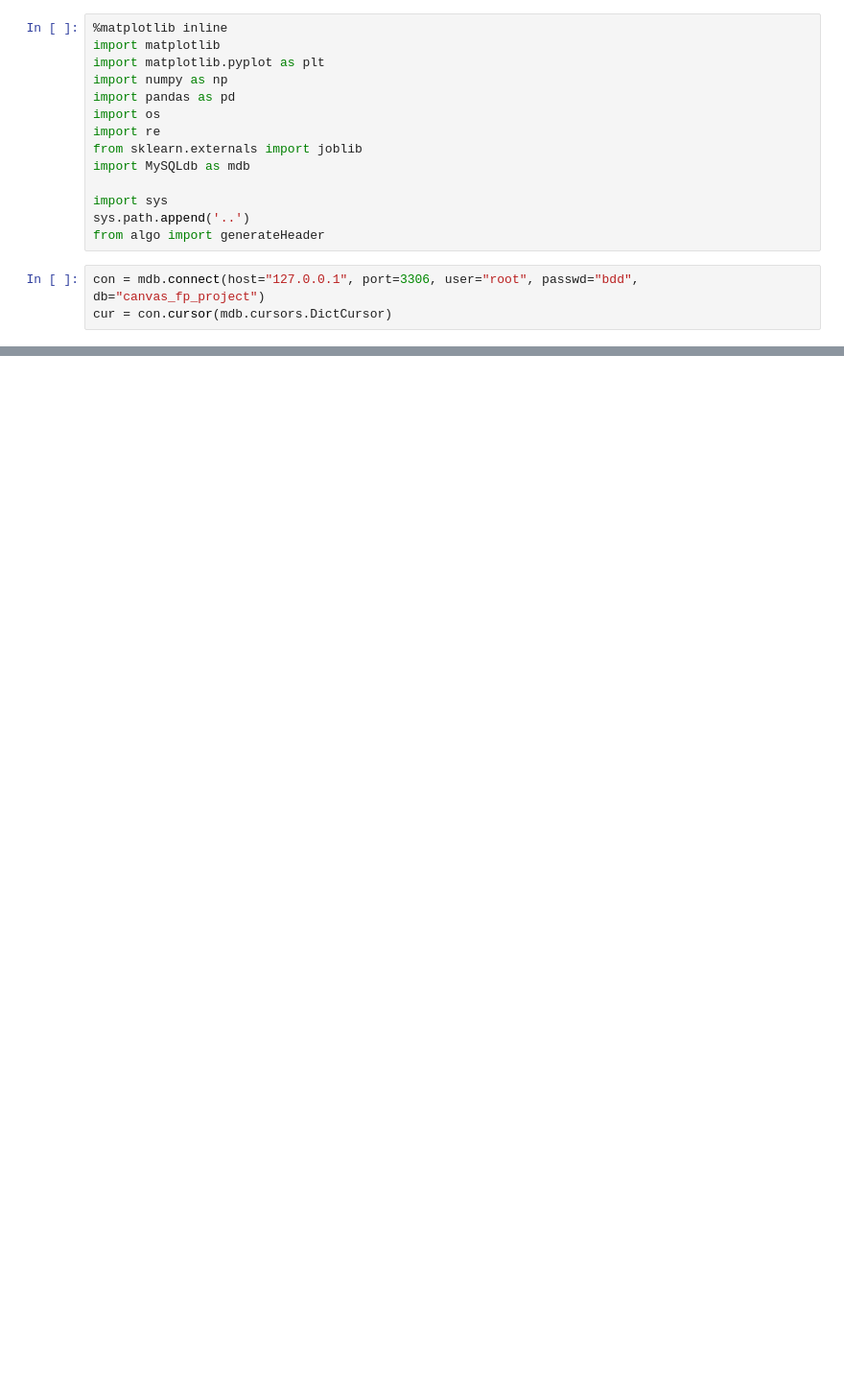
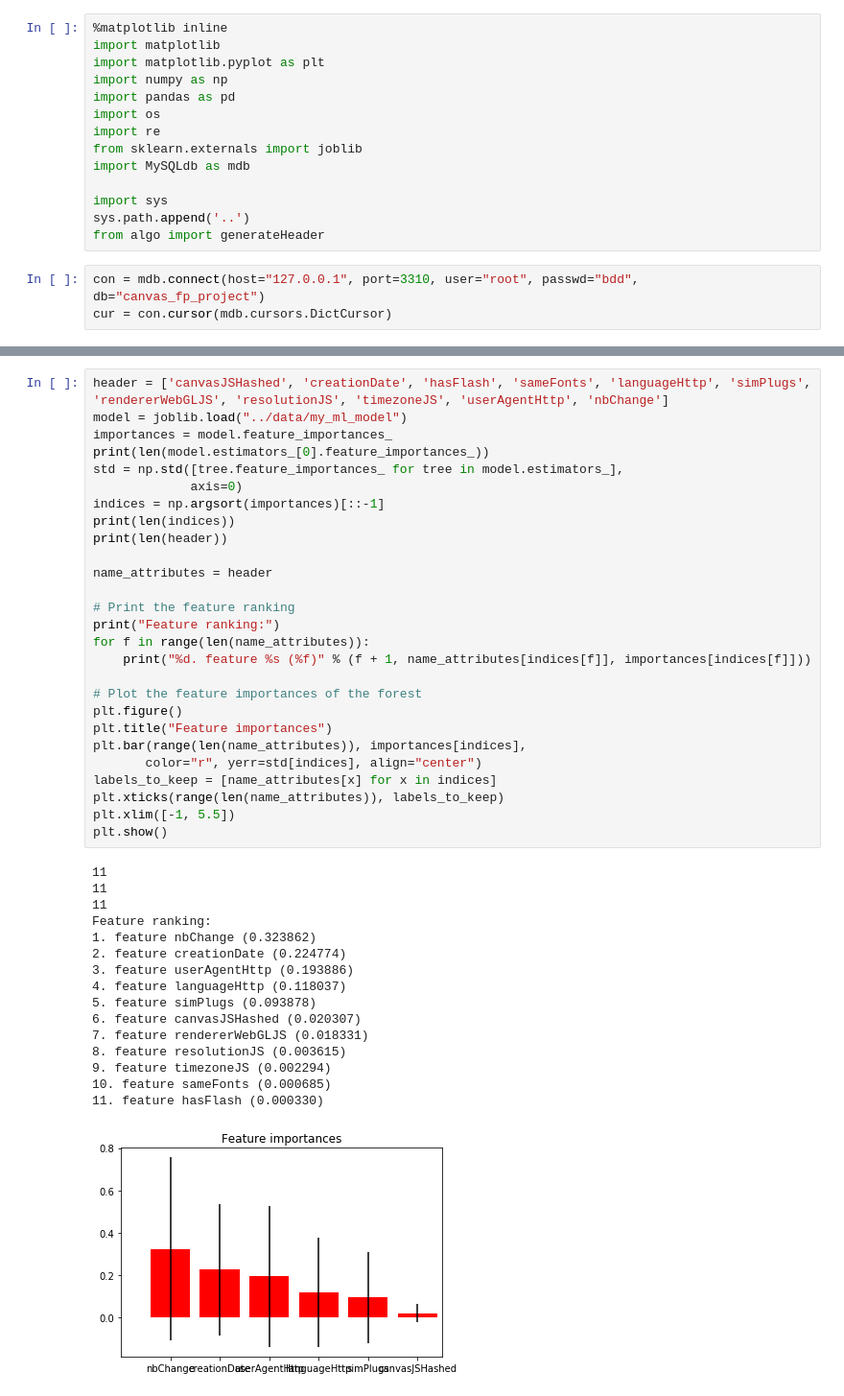
Before and after one commit to wzhang2022/FPStalker-1, a Jupyter notebook: notebooks/results_analysis.ipynb, the cells around one changed output, grey strips where cells are left out. Shown at 96% size. Saved outputs shown, nothing was run; the diff lists cells and outputs as text; blank space fills up the shorter version.

```diff
--- a/notebooks/results_analysis.ipynb
+++ b/notebooks/results_analysis.ipynb
@@ -13,6 +13,6 @@ import sys
 sys.path.append('..')
 from algo import generateHeader
 # %%
-con = mdb.connect(host="127.0.0.1", port=3306, user="root", passwd="bdd", db="canvas_fp_project")
+con = mdb.connect(host="127.0.0.1", port=3310, user="root", passwd="bdd", db="canvas_fp_project")
 cur = con.cursor(mdb.cursors.DictCursor)
 # %%
@@ -169,0 +334,44 @@ plt.show()
+# %%
+header = ['canvasJSHashed', 'creationDate', 'hasFlash', 'sameFonts', 'languageHttp', 'simPlugs', 'rendererWebGLJS', 'resolutionJS', 'timezoneJS', 'userAgentHttp', 'nbChange']
+model = joblib.load("../data/my_ml_model")
+importances = model.feature_importances_
+print(len(model.estimators_[0].feature_importances_))
+std = np.std([tree.feature_importances_ for tree in model.estimators_],
+             axis=0)
+indices = np.argsort(importances)[::-1]
+print(len(indices))
+print(len(header))
+
+name_attributes = header
+
+# Print the feature ranking
+print("Feature ranking:")
+for f in range(len(name_attributes)):
+    print("%d. feature %s (%f)" % (f + 1, name_attributes[indices[f]], importances[indices[f]]))
+
+# Plot the feature importances of the forest
+plt.figure()
+plt.title("Feature importances")
+plt.bar(range(len(name_attributes)), importances[indices],
+       color="r", yerr=std[indices], align="center")
+labels_to_keep = [name_attributes[x] for x in indices]
+plt.xticks(range(len(name_attributes)), labels_to_keep)
+plt.xlim([-1, 5.5])
+plt.show()
+# %% [output]
+11
+11
+11
+Feature ranking:
+1. feature nbChange (0.323862)
+2. feature creationDate (0.224774)
+3. feature userAgentHttp (0.193886)
+4. feature languageHttp (0.118037)
+5. feature simPlugs (0.093878)
+6. feature canvasJSHashed (0.020307)
+7. feature rendererWebGLJS (0.018331)
+8. feature resolutionJS (0.003615)
+9. feature timezoneJS (0.002294)
+10. feature sameFonts (0.000685)
+11. feature hasFlash (0.000330)
+[figure, added]
```
Also changed, not shown: parts of 2 cells of this notebook, 2 other files.
